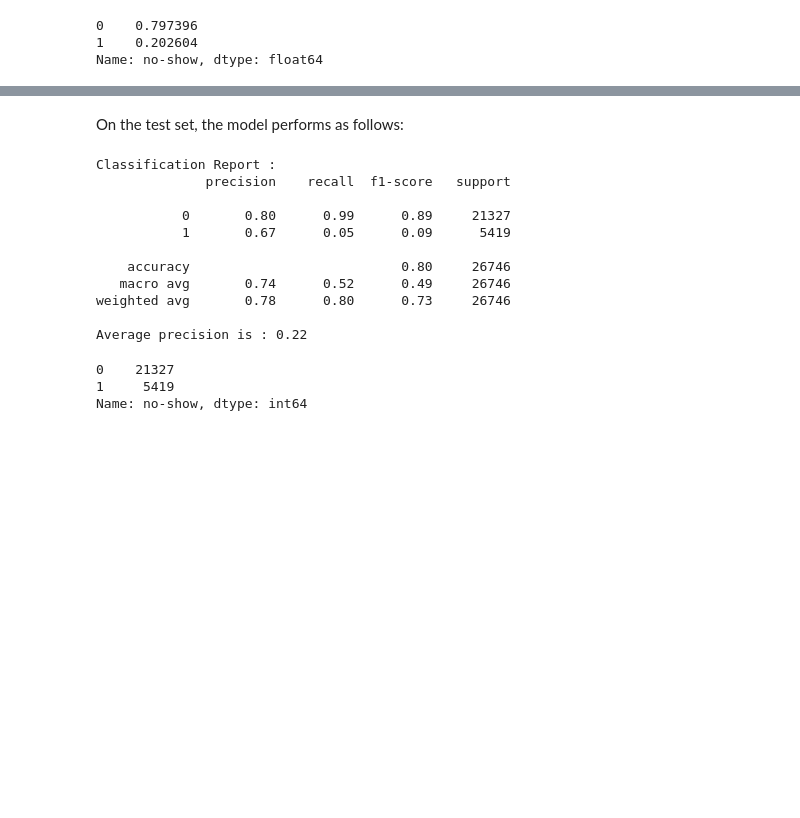
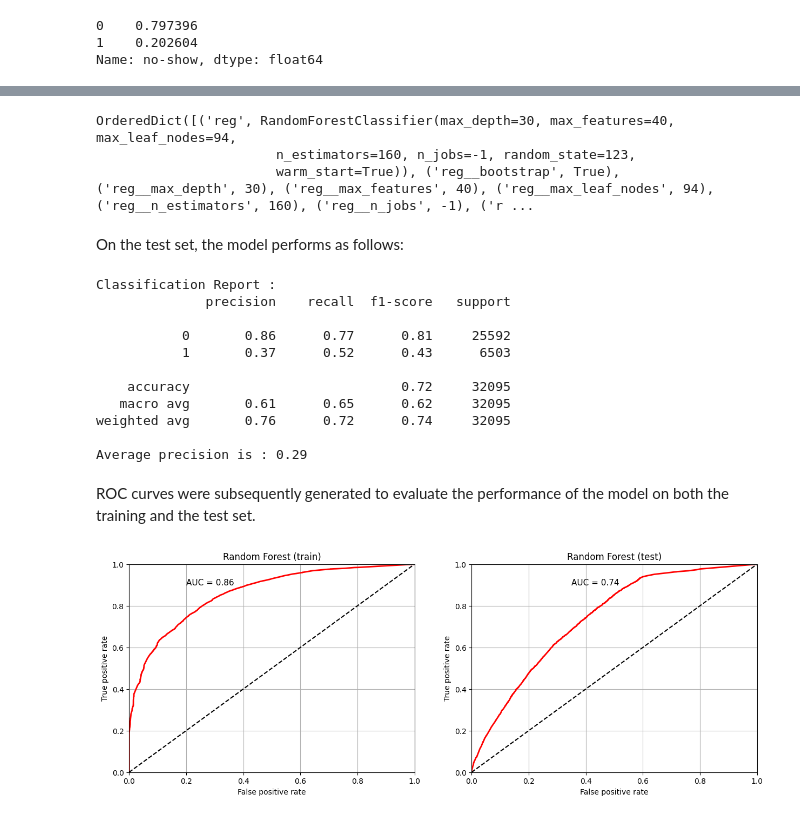
Before and after one commit to sservaes/medical_no_show, a Jupyter notebook: medical_no_show.ipynb, the cells around one changed output, grey strips where cells are left out. Drawn from its saved outputs; the diff is of its cells as text; code cells hidden in the pictures; blank space fills up the shorter version.

Commit message:
added Bayesian search for hyperparameters + ROC

```diff
--- a/medical_no_show.ipynb
+++ b/medical_no_show.ipynb
@@ -182,5 +192,5 @@ Scaling of the data occurred using a robust scaler.
 # %%
-X = df.drop(['no-show'], axis=1)
+X = df.drop(['no-show', 'patientid'], axis=1)
 y = df['no-show']
 scaler = RobustScaler()
 X = scaler.fit_transform(X)
@@ -189,3 +200,6 @@ Next the dataset is split into a training and test set after shuffling and strat
 # %%
-X_train, X_test, y_train, y_test = train_test_split(X, y, shuffle=True, stratify = y, test_size = 0.25)
+sm = SMOTE(random_state=123)
+
+X_train, X_test, y_train, y_test = train_test_split(X, y, shuffle=True, stratify = y, test_size = 0.3, random_state=123)
+X_train, y_train = sm.fit_resample(X_train, y_train)
 # %%
@@ -263,20 +285,18 @@ The random forest classifier seem to be performing the best.
 # Model parameters
 from random import random
 
-
-max_depth = list(np.arange(10,1000, 10))
+max_depth = list(np.arange(10,500, 10))
 max_depth.append(None)
-n_estimators = list(np.arange(10,1000, 10))
+n_estimators = list(np.arange(10,200, 10))
 criterion = ['gini', 'entropy']
-max_features = list(np.arange(5,50, 1))
+max_features = list(np.arange(5,50, 5))
 max_features.append(None)
-max_leaf_nodes = list(np.arange(4,100, 1))
+max_leaf_nodes = list(np.arange(4,100, 2))
 max_leaf_nodes.append(None)
-min_samples_split = list(np.arange(2,30, 1))
+min_samples_split = list(np.arange(2,30, 2))
 min_samples_split.append(None)
 
 pipe = Pipeline([
-    ('scaler', RobustScaler()),
     ('reg', RandomForestClassifier())
     ])
 param_grid = [
@@ -293,4 +313,4 @@ param_grid = [
         'reg__bootstrap': [True]
     },
 ]
-grid_pipeline = RandomizedSearchCV(pipe,param_grid, cv = KFold(5, random_state=123, shuffle = True), n_jobs=-1, n_iter=5, return_train_score=True, scoring = ['accuracy', 'f1', 'roc_auc', 'average_precision'], refit = 'average_precision')
+grid_pipeline = BayesSearchCV(pipe,param_grid, cv = KFold(10, random_state=123, shuffle = True), n_jobs=-1, n_iter=50, return_train_score=True, random_state = 123, scoring = 'f1')
@@ -337,25 +323,53 @@ Average precision is: 0.4
+# %%
+print(grid_pipeline.best_params_)
+# %% [output]
+OrderedDict([('reg', RandomForestClassifier(max_depth=30, max_features=40, max_leaf_nodes=94,
+                       n_estimators=160, n_jobs=-1, random_state=123,
+                       warm_start=True)), ('reg__bootstrap', True), ('reg__max_depth', 30), ('reg__max_features', 40), ('reg__max_leaf_nodes', 94), ('reg__n_estimators', 160), ('reg__n_jobs', -1), ('r ...
 # %% [markdown]
 On the test set, the model performs as follows:
 # %%
 grid_pipeline_pred = grid_pipeline.predict(X_test)
 clf_report = classification_report(y_test, grid_pipeline_pred)
 print(f"Classification Report : \n{clf_report}")
-print(f"Average precision is : {round(metrics.average_precision_score(y_test, grid_pipeline.predict(X_test)), 2)}")
+print(f"Average precision is : {round(metrics.average_precision_score(y_test, grid_pipeline_pred), 2)}")
 # %% [output]
 Classification Report :
               precision    recall  f1-score   support
 
-           0       0.80      0.99      0.89     21327
-           1       0.67      0.05      0.09      5419
+           0       0.86      0.77      0.81     25592
+           1       0.37      0.52      0.43      6503
 
-    accuracy                           0.80     26746
-   macro avg       0.74      0.52      0.49     26746
-weighted avg       0.78      0.80      0.73     26746
+    accuracy                           0.72     32095
+   macro avg       0.61      0.65      0.62     32095
+weighted avg       0.76      0.72      0.74     32095
 
-Average precision is : 0.22
+Average precision is : 0.29
-# %%
-y_test.value_counts()
-# %% [output]
-0    21327
-1     5419
-Name: no-show, dtype: int64
+# %% [markdown]
+ROC curves were subsequently generated to evaluate the performance of the model on both the training and the test set.
+# %%
+fig, (ax1, ax2) = plt.subplots(ncols=2, figsize = (15,5))
+
+pre_y_train = grid_pipeline.predict_proba(X_train)[:,1]
+fpr_train, tpr_train, _ =metrics.roc_curve(y_train, pre_y_train)
+aucval_train = metrics.auc(fpr_train, tpr_train)
+ax1.plot(fpr_train, tpr_train,"r",linewidth = 2)
+ax1.text(0.20,0.9,"AUC = "+str(round(aucval_train, 2)), size = 11)
+ax1.set_title("Random Forest (train)")
+
+pre_y_test = grid_pipeline.predict_proba(X_test)[:,1]
+fpr_test, tpr_test, _ =metrics.roc_curve(y_test, pre_y_test)
+aucval_test = metrics.auc(fpr_test, tpr_test)
+ax2.plot(fpr_test, tpr_test,"r",linewidth = 2)
+ax2.text(0.35,0.9,"AUC = "+str(round(aucval_test, 2)), size = 11)
+ax2.set_title("Random Forest (test)")
+
+for ax in [ax1, ax2]:
+    ax.plot([0, 1], [0, 1], 'k--')
+    ax.grid()
+    ax.set_xlabel ("False positive rate")
+    ax.set_ylabel ("True positive rate")
+    ax.set_xlim(0, 1)
+    ax.set_ylim(0, 1)
+# %% [output]
+[figure, added]
```
Also changed, not shown: parts of 23 cells of this notebook.
